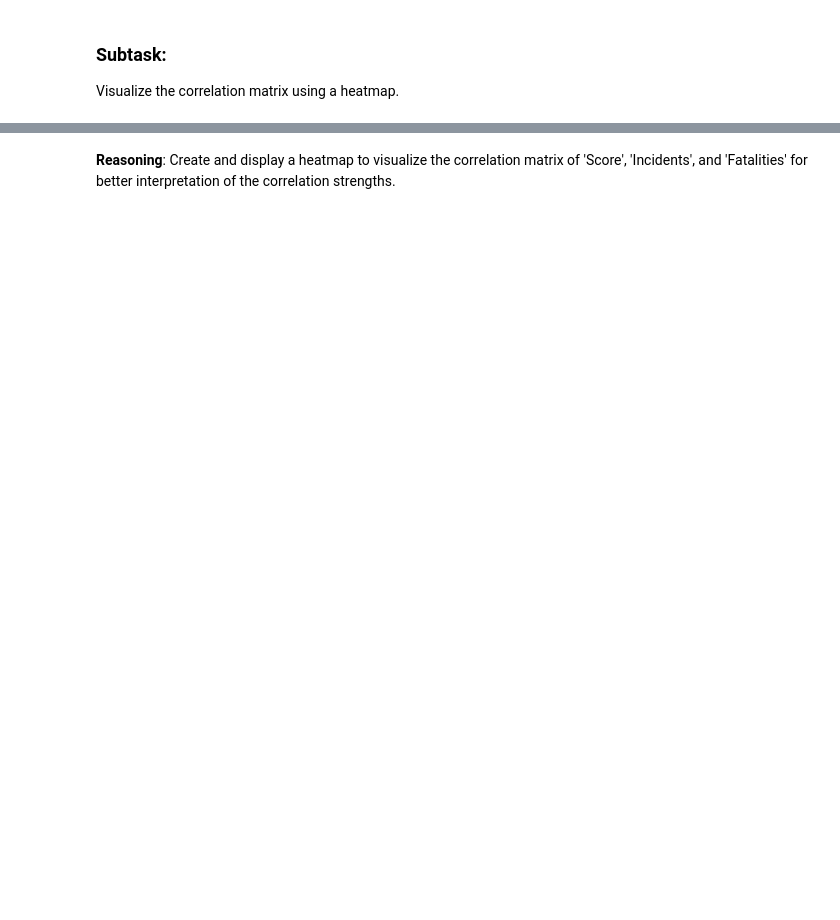
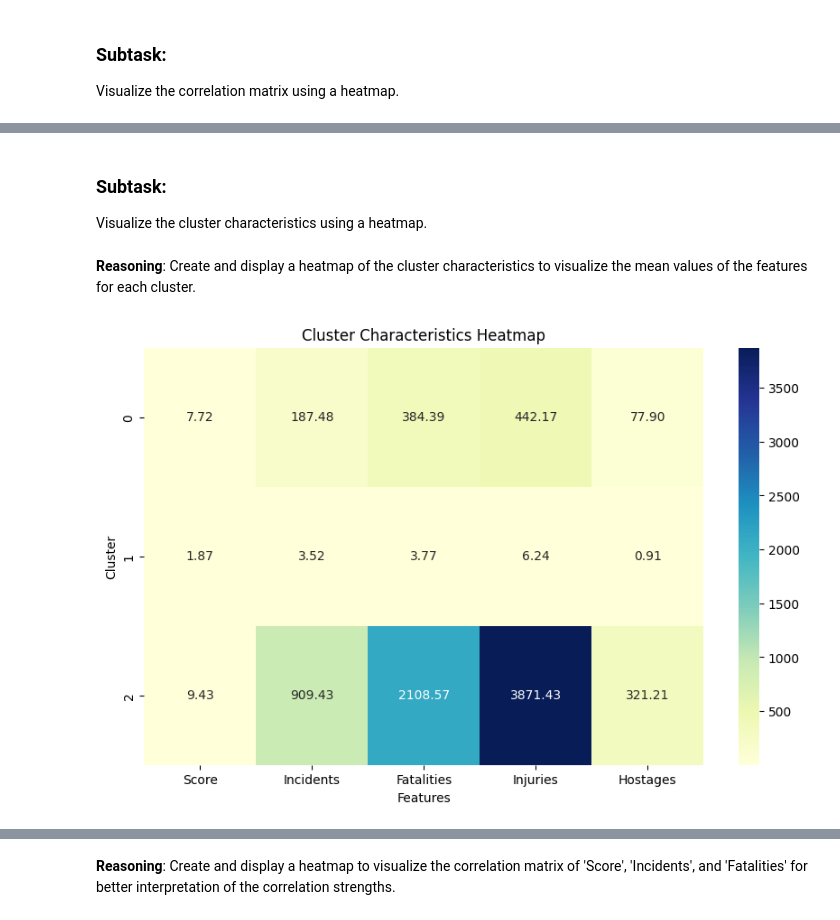
Before and after one commit to lynnfdsouza/Counterterrorism, a Jupyter notebook: Global_Terrorism_Index_01.ipynb, the cells around one changed output, grey strips where cells are left out. Drawn from its saved outputs; the diff is of its cells as text; code cells hidden in the pictures; blank space fills up the shorter version.

```diff
--- a/Global_Terrorism_Index_01.ipynb
+++ b/Global_Terrorism_Index_01.ipynb
@@ -5,0 +23,18 @@ Visualize the correlation matrix using a heatmap.
+# %% [markdown]
+### Subtask:
+Visualize the cluster characteristics using a heatmap.
+# %% [markdown]
+**Reasoning**:
+Create and display a heatmap of the cluster characteristics to visualize the mean values of the features for each cluster.
+# %%
+import seaborn as sns
+import matplotlib.pyplot as plt
+
+plt.figure(figsize=(10, 6))
+sns.heatmap(cluster_characteristics, annot=True, cmap='YlGnBu', fmt=".2f")
+plt.title('Cluster Characteristics Heatmap')
+plt.xlabel('Features')
+plt.ylabel('Cluster')
+plt.show()
+# %% [output]
+[figure, added]
```
Also changed, not shown: parts of 49 cells of this notebook.
